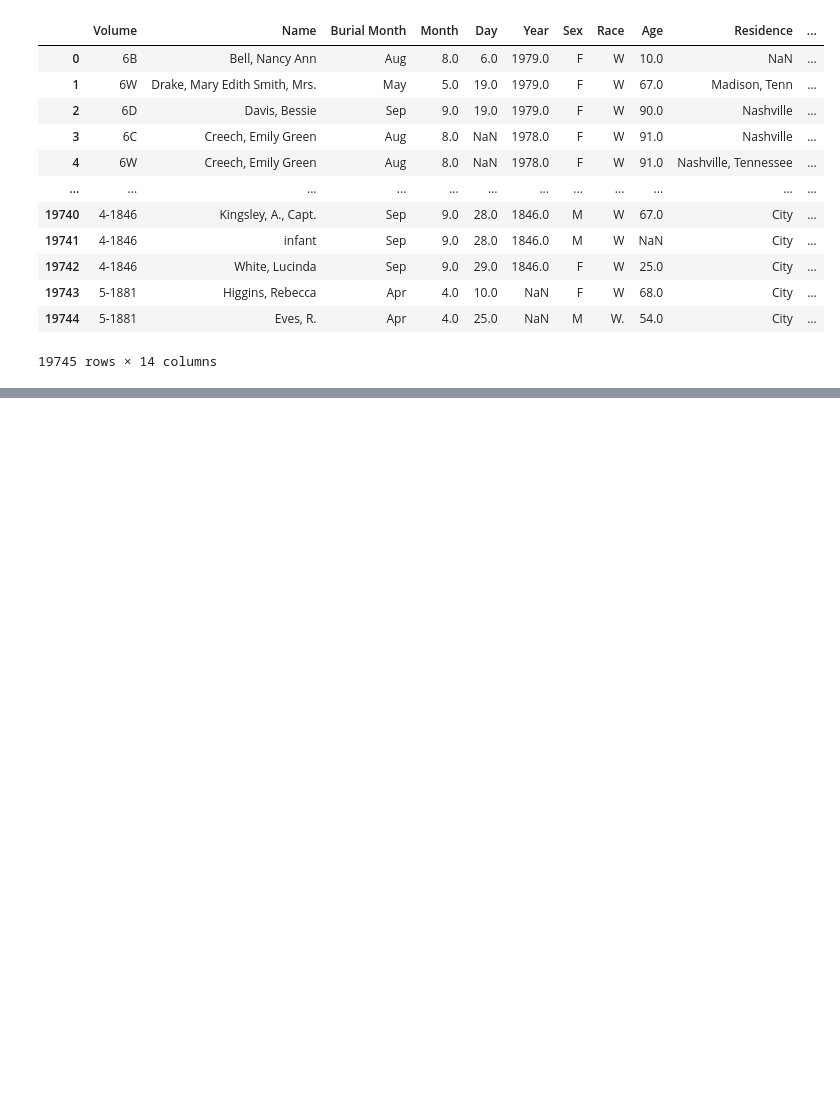
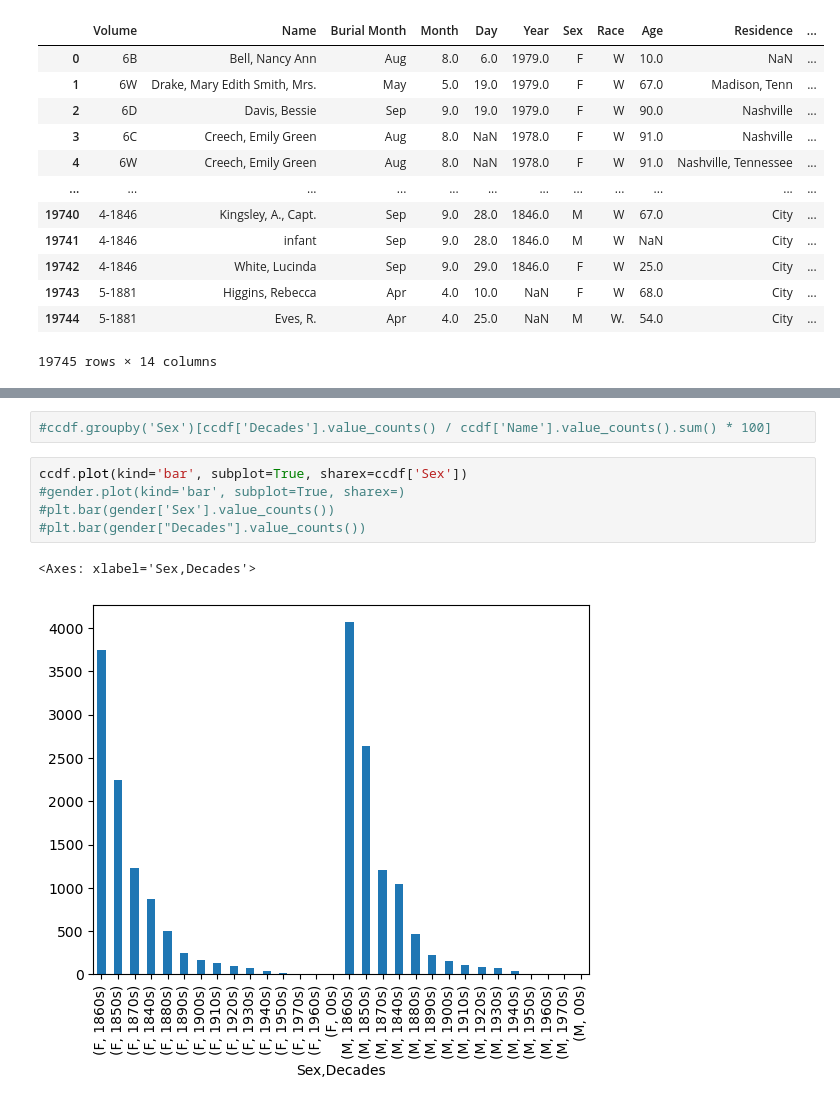
Before and after one commit to NSS-Data-Analytics-Cohort-10/advanced-pandas-Daniel-Hoover, a Jupyter notebook: Notebooks/advpandas.ipynb, the cells around one changed output, grey strips where cells are left out. Drawn from its saved outputs; the diff is of its cells as text; blank space fills up the shorter version.

```diff
--- a/Notebooks/advpandas.ipynb
+++ b/Notebooks/advpandas.ipynb
@@ -280,0 +373,10 @@ plt.show()
+# %%
+#ccdf.groupby('Sex')[ccdf['Decades'].value_counts() / ccdf['Name'].value_counts().sum() * 100]
+# %%
+ccdf.plot(kind='bar', subplot=True, sharex=ccdf['Sex'])
+#gender.plot(kind='bar', subplot=True, sharex=)
+#plt.bar(gender['Sex'].value_counts())
+#plt.bar(gender["Decades"].value_counts())
+# %% [output]
+<Axes: xlabel='Sex,Decades'>
+[figure, added]
```
Also changed, not shown: parts of 25 cells of this notebook.
